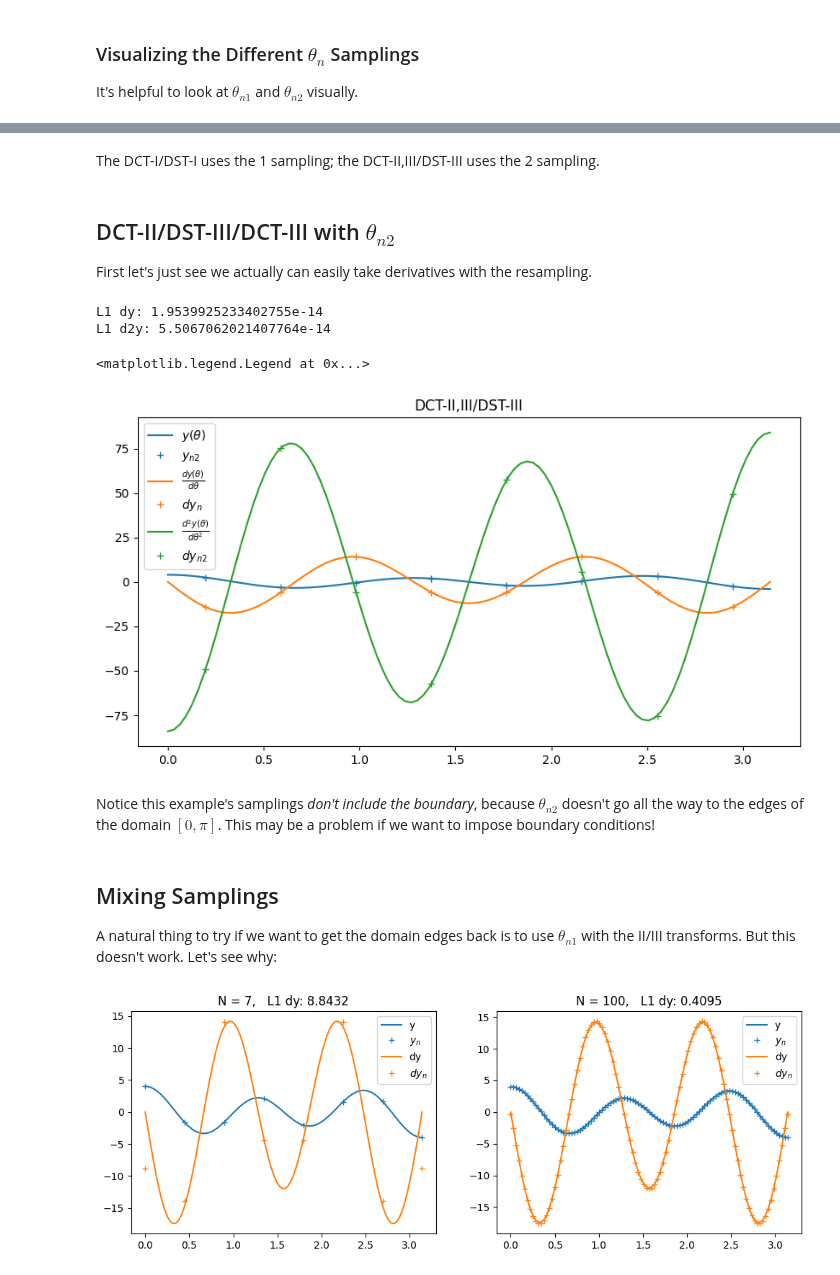
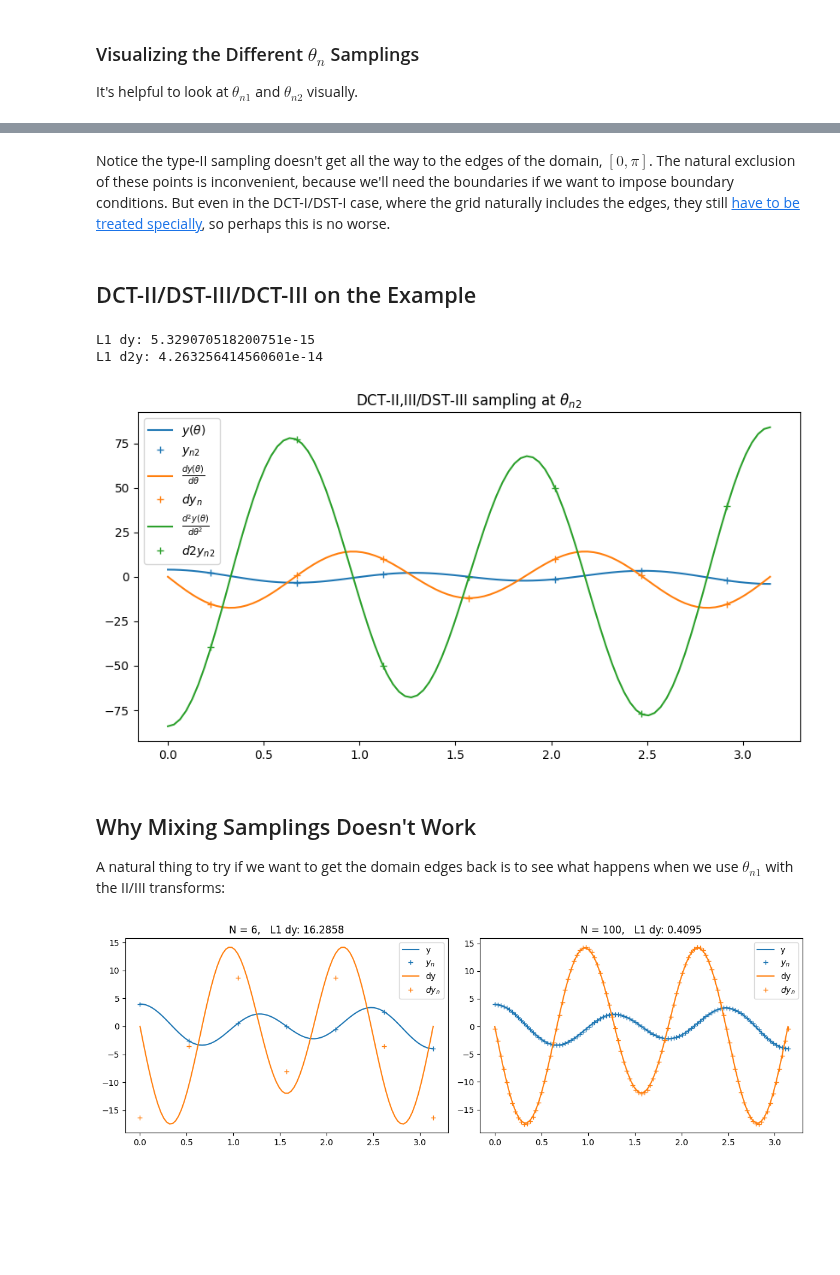
Before and after one commit to pavelkomarov/spectral-derivatives, a Jupyter notebook: notebooks/dct_types_extension_experiments.ipynb, the cells around one changed output, grey strips where cells are left out. Cells and saved outputs as stored; diff of their text form; code cells hidden in the pictures; blank space fills up the shorter version.

Commit message:
finished the extension experiments, including a section on why it's not possible to use a type I grid with the II/III transforms

```diff
--- a/notebooks/dct_types_extension_experiments.ipynb
+++ b/notebooks/dct_types_extension_experiments.ipynb
@@ -13,7 +13,7 @@ from matplotlib import pyplot
 
 Let's avert the need for the variable transfrom from $\theta$ to $x$ and simply work in the $\theta$ domain. The DCT is equivalent to a DFT on an O(half)-length vector (I say O as in order, because the exact value of $M$ varies type-to-type), so we only need to worry about the domain $\theta \in [0, \pi]$.
 # %%
-N = 7
+N = 6
 th = np.linspace(0, np.pi, 100)
 # %% [markdown]
 We'll define a function that's *even* on $[0, 2\pi)$, so we can take its 1st derivative (the simplest choice), which will be *odd* on the same interval.
@@ -116,17 +120,16 @@ pyplot.legend();
 # %% [markdown]
-The DCT-I/DST-I uses the 1 sampling; the DCT-II,III/DST-III uses the 2 sampling.
+Notice the type-II sampling doesn't get all the way to the edges of the domain, $[0, \pi]$. The natural exclusion of these points is inconvenient, because we'll need the boundaries if we want to impose boundary conditions. But even in the DCT-I/DST-I case, where the grid naturally includes the edges, they still [have to be treated specially](https://github.com/pavelkomarov/spectral-derivatives/blob/main/notebooks/chebyshev_domain_endpoints.ipynb), so perhaps this is no worse.
 # %% [markdown]
-## DCT-II/DST-III/DCT-III with $\theta_{n2}$
-
-First let's just see we actually can easily take derivatives with the resampling.
+## DCT-II/DST-III/DCT-III on the Example
 # %%
 M = 2*(N+1)
+k = np.arange(N+1) # This time *don't* zero out the last index, because the Nyquist term would be at N+1
 
 y_n2 = y(th_n2) # Sample at half-index points
 Y_k = dct(y_n2, 2)
 Y_p = -k * Y_k # j * (jk) * Y_k
 Y_p = np.roll(Y_p, -1) # shift to left
-dy_n2 = dst(Y_p, 3)/M
+dy_n2 = dst(Y_p, 3)/M # DST-III
 Y_p = -k**2 * Y_k # (jk)**2 * Y_k
 d2y_n2 = dct(Y_p, 3)/M # DCT-III
 
@@ -139,40 +142,38 @@ pyplot.plot(th_n2, y_n2, 'C0+', label=r"$y_{n2}$")
 pyplot.plot(th, dy(th), label=r"$\frac{dy(\theta)}{d\theta}$")
 pyplot.plot(th_n2, dy_n2, 'C1+', label=r"$dy_{n}$")
 pyplot.plot(th, d2y(th), label=r"$\frac{d^2y(\theta)}{d\theta^2}$")
-pyplot.plot(th_n2, d2y_n2, 'C2+', label=r"$dy_{n2}$")
-pyplot.title("DCT-II,III/DST-III")
+pyplot.plot(th_n2, d2y_n2, 'C2+', label=r"$d2y_{n2}$")
+pyplot.title(r"DCT-II,III/DST-III sampling at $\theta_{n2}$")
 pyplot.legend();
 # %% [output]
-L1 dy: 1.9539925233402755e-14
-L1 d2y: 5.5067062021407764e-14
+L1 dy: 5.329070518200751e-15
+L1 d2y: 4.263256414560601e-14
-<matplotlib.legend.Legend at 0x...>
-[figure, old version]
+[figure, new version]
-# %% [markdown]
-Notice this example's samplings *don't include the boundary*, because $\theta_{n2}$ doesn't go all the way to the edges of the domain $[0, \pi]$. This may be a problem if we want to impose boundary conditions!
 # %% [markdown]
-## Mixing Samplings
+## Why Mixing Samplings Doesn't Work
 
-A natural thing to try if we want to get the domain edges back is to use $\theta_{n1}$ with the II/III transforms. But this doesn't work. Let's see why:
+A natural thing to try if we want to get the domain edges back is to see what happens when we use $\theta_{n1}$ with the II/III transforms:
 # %%
 fig, axes = pyplot.subplots(1, 2, figsize=(12,4))
 
-for i,N_ in enumerate([7, 100]):
+for i,N_ in enumerate([N, 100]):
     M_ = 2*(N_+1)
     th_n_ = np.linspace(0, np.pi, N_+1, endpoint=True) # like th_n1
     k_ = np.arange(N_+1)
 
     y_n_ = y(th_n_)
     Y_k = dct(y_n_, 2) # DCT-II with th_n1 sampling
     Y_p = -k_ * Y_k # j * (jk) * Y_k
     Y_p = np.roll(Y_p, -1) # shift to left
     dy_n_ = dst(Y_p, 3)/M_
 
     axes[i].plot(th, y(th), label="y")
     axes[i].plot(th_n_, y_n_, 'C0+', label=r"$y_n$")
     axes[i].plot(th, dy(th), label="dy")
     axes[i].plot(th_n_, dy_n_, 'C1+', label="$dy_n$")
     axes[i].legend()
     axes[i].set_title(f"N = {N_},   L1 dy: {np.max(np.abs(dy_n_ - dy(th_n_))):.4f}")
+pyplot.tight_layout()
 # %% [output]
-[figure, old version]
+[figure, new version]
 # %% [markdown]
```
Also changed, not shown: parts of 16 cells of this notebook.
